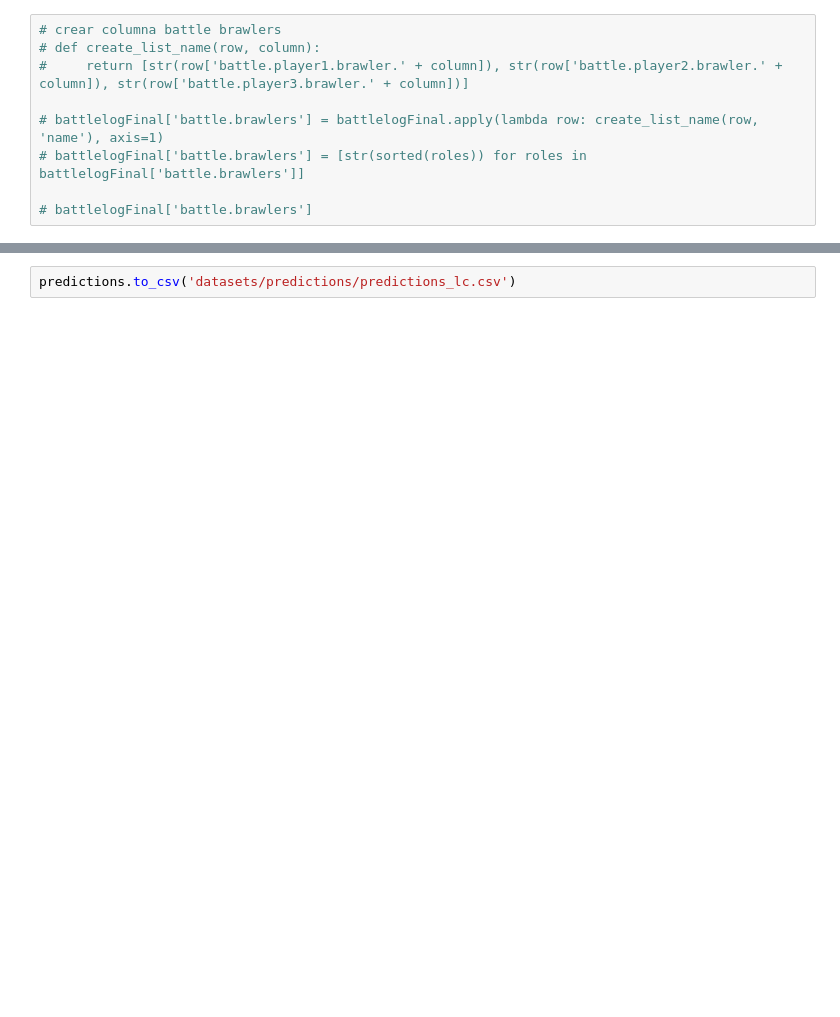
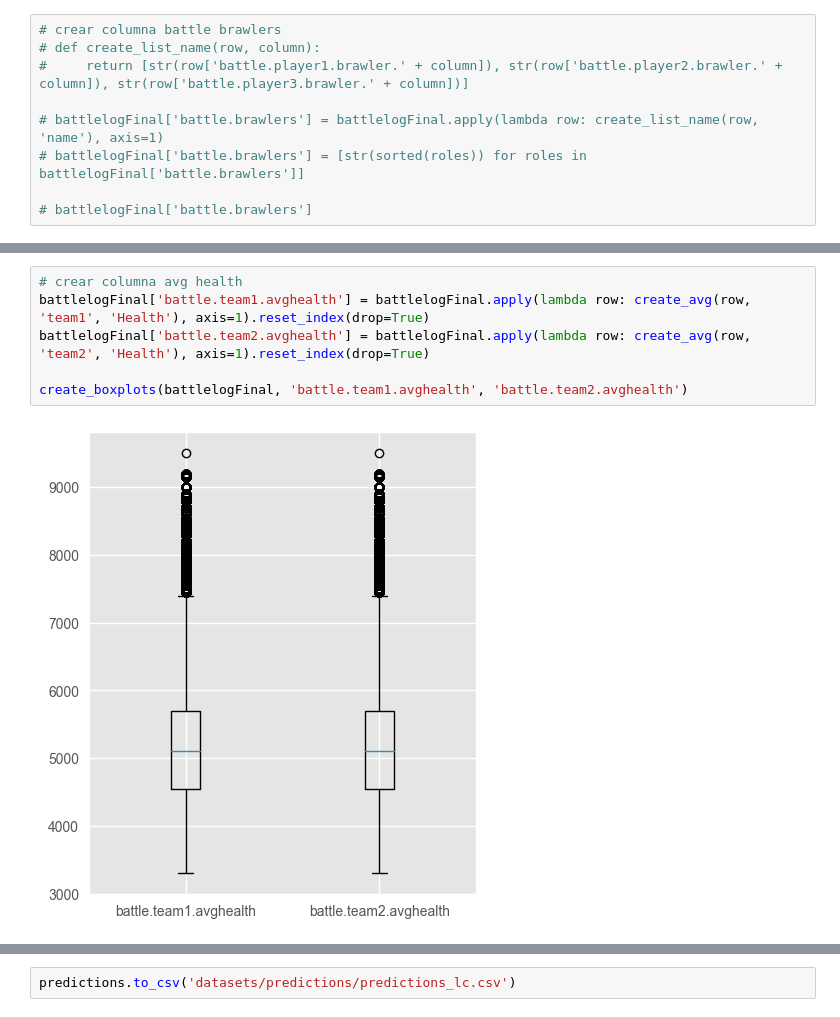
Before and after one commit to aquinteros/BrawlStars_Analytics, a Jupyter notebook: brawlstars_ML_training.ipynb, the cells around one changed output, grey strips where cells are left out. Cells and saved outputs as stored; diff of their text form; blank space fills up the shorter version.

```diff
--- a/brawlstars_ML_training.ipynb
+++ b/brawlstars_ML_training.ipynb
@@ -644,0 +404,8 @@ Transformation Pipeline and Model Successfully Saved
+# %%
+# crear columna avg health
+battlelogFinal['battle.team1.avghealth'] = battlelogFinal.apply(lambda row: create_avg(row, 'team1', 'Health'), axis=1).reset_index(drop=True)
+battlelogFinal['battle.team2.avghealth'] = battlelogFinal.apply(lambda row: create_avg(row, 'team2', 'Health'), axis=1).reset_index(drop=True)
+
+create_boxplots(battlelogFinal, 'battle.team1.avghealth', 'battle.team2.avghealth')
+# %% [output]
+[figure, added]
```
Also changed, not shown: parts of 61 cells of this notebook, 14 other files.
